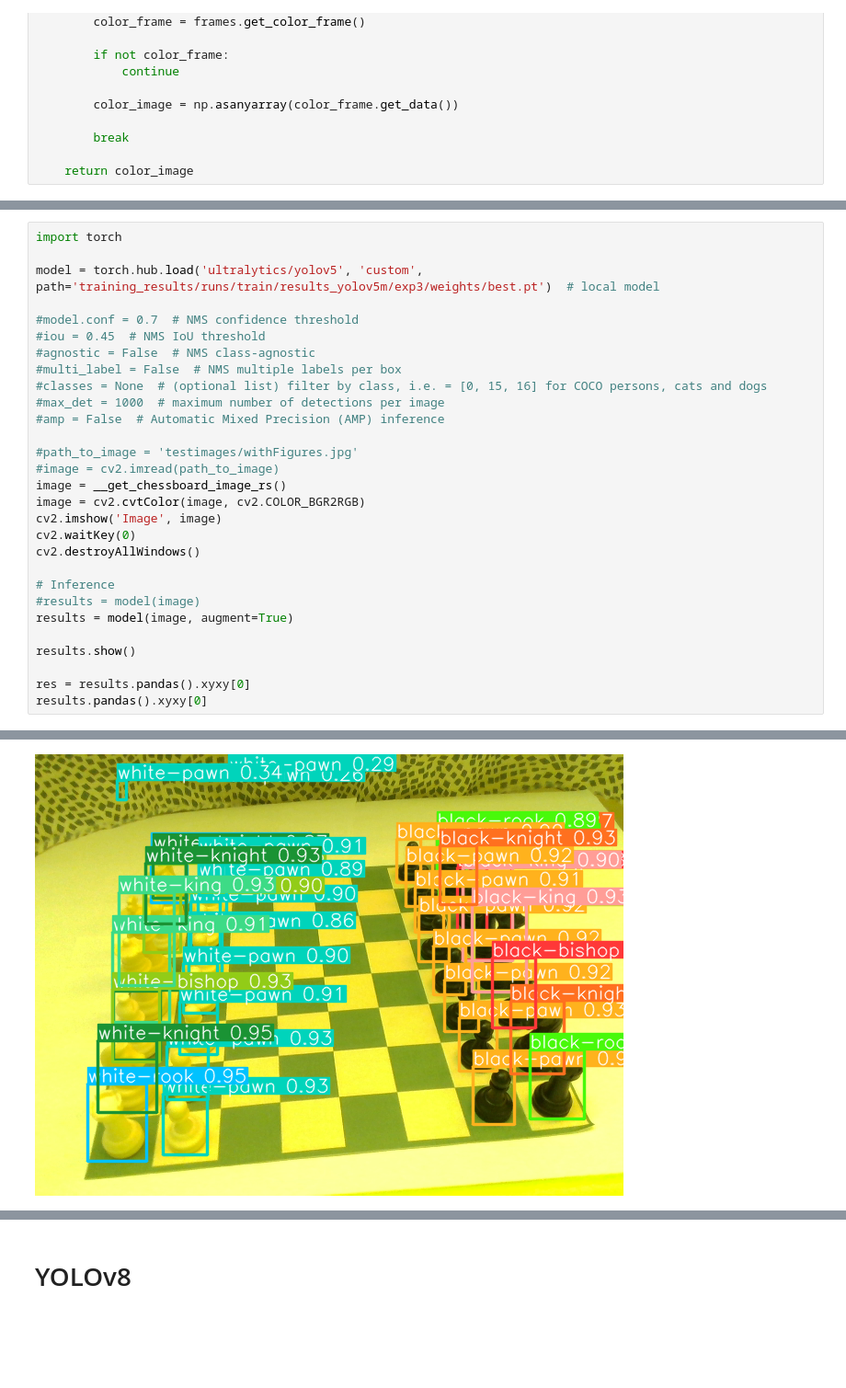
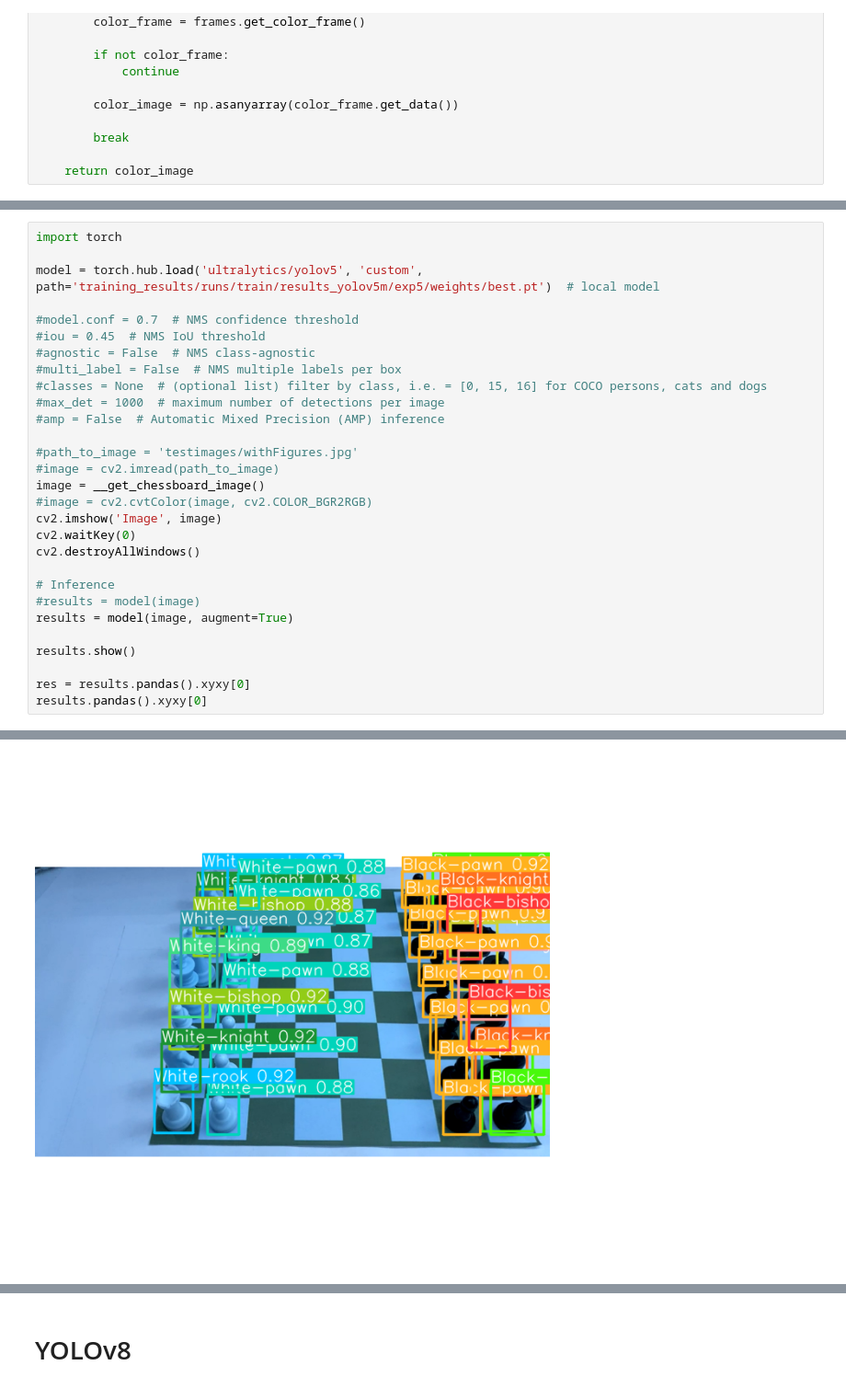
Before and after one commit to ClaraTschamon/BachelorThesis_ObjectDetection, a Jupyter notebook: inference_yolo.ipynb, the cells around one changed output, grey strips where cells are left out. Shown at 92% size. Cells and saved outputs as stored; diff of their text form; blank space fills up the shorter version.

```diff
--- a/inference_yolo.ipynb
+++ b/inference_yolo.ipynb
@@ -115,38 +94,38 @@ Chessboard detected
 # %%
 import torch
 
-model = torch.hub.load('ultralytics/yolov5', 'custom', path='training_results/runs/train/results_yolov5m/exp3/weights/best.pt')  # local model
+model = torch.hub.load('ultralytics/yolov5', 'custom', path='training_results/runs/train/results_yolov5m/exp5/weights/best.pt')  # local model
 
 #model.conf = 0.7  # NMS confidence threshold
 #iou = 0.45  # NMS IoU threshold
 #agnostic = False  # NMS class-agnostic
 #multi_label = False  # NMS multiple labels per box
 #classes = None  # (optional list) filter by class, i.e. = [0, 15, 16] for COCO persons, cats and dogs
 #max_det = 1000  # maximum number of detections per image
 #amp = False  # Automatic Mixed Precision (AMP) inference
 
 #path_to_image = 'testimages/withFigures.jpg'
 #image = cv2.imread(path_to_image)
-image = __get_chessboard_image_rs()
-image = cv2.cvtColor(image, cv2.COLOR_BGR2RGB)
+image = __get_chessboard_image()
+#image = cv2.cvtColor(image, cv2.COLOR_BGR2RGB)
 cv2.imshow('Image', image)
 cv2.waitKey(0)
 cv2.destroyAllWindows()
 
 # Inference
 #results = model(image)
 results = model(image, augment=True)
 
 results.show()
 
 res = results.pandas().xyxy[0]
 results.pandas().xyxy[0]
 # %% [output]
 Using cache found in C:\Users\clara/.cache\torch\hub\ultralytics_yolov5_master
 YOLOv5  2023-9-2 Python-3.11.5 torch-2.1.0+cpu CPU
 
 Fusing layers...
 YOLOv5m summary: 212 layers, 20897385 parameters, 0 gradients, 48.0 GFLOPs
 Adding AutoShape...
-[figure, old version]
+[figure, new version]
 |  | xmin | ymin | xmax | ymax | confidence | class | name |
```
Also changed, not shown: parts of 10 cells of this notebook, 8 other files.
